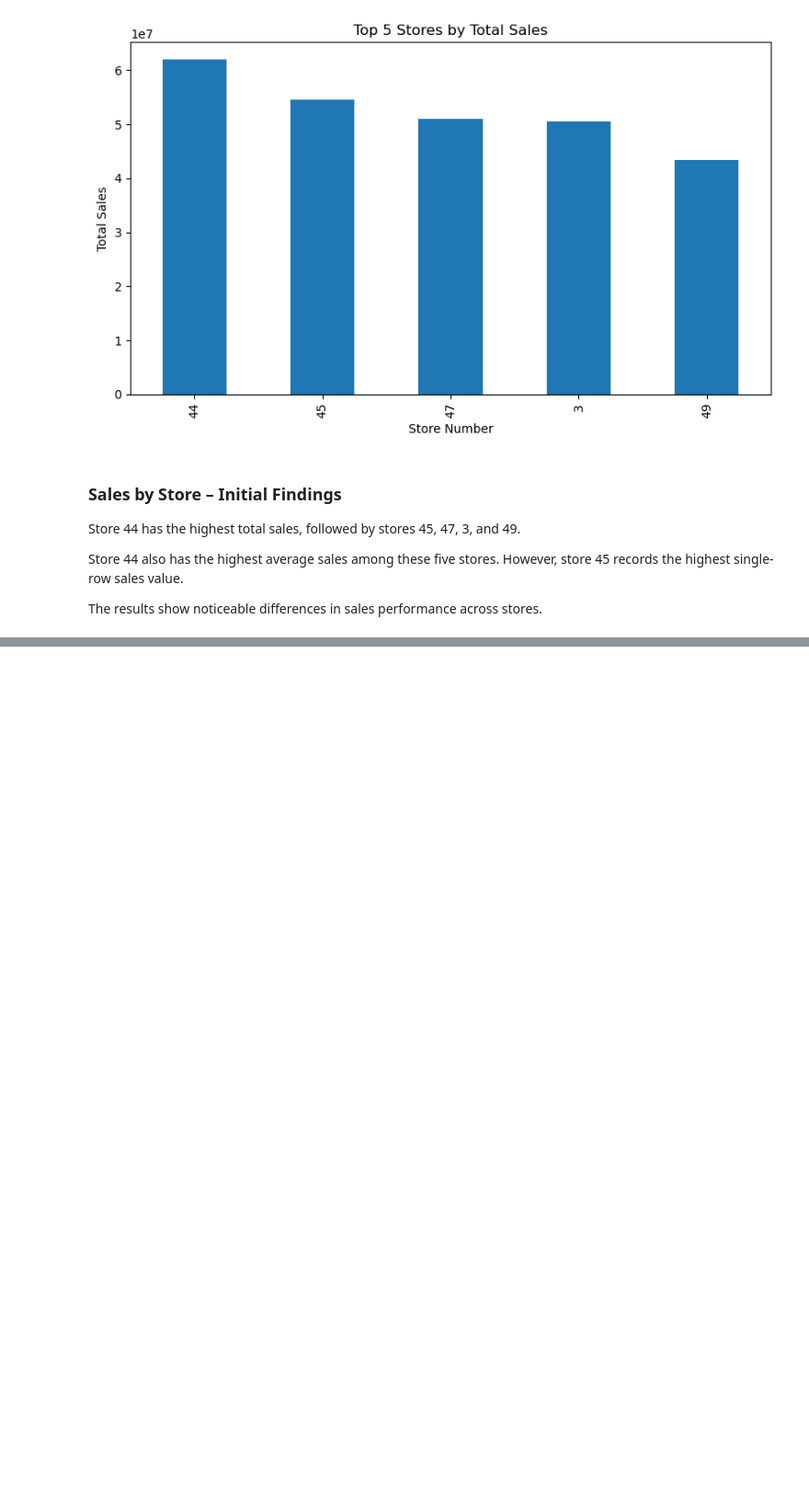
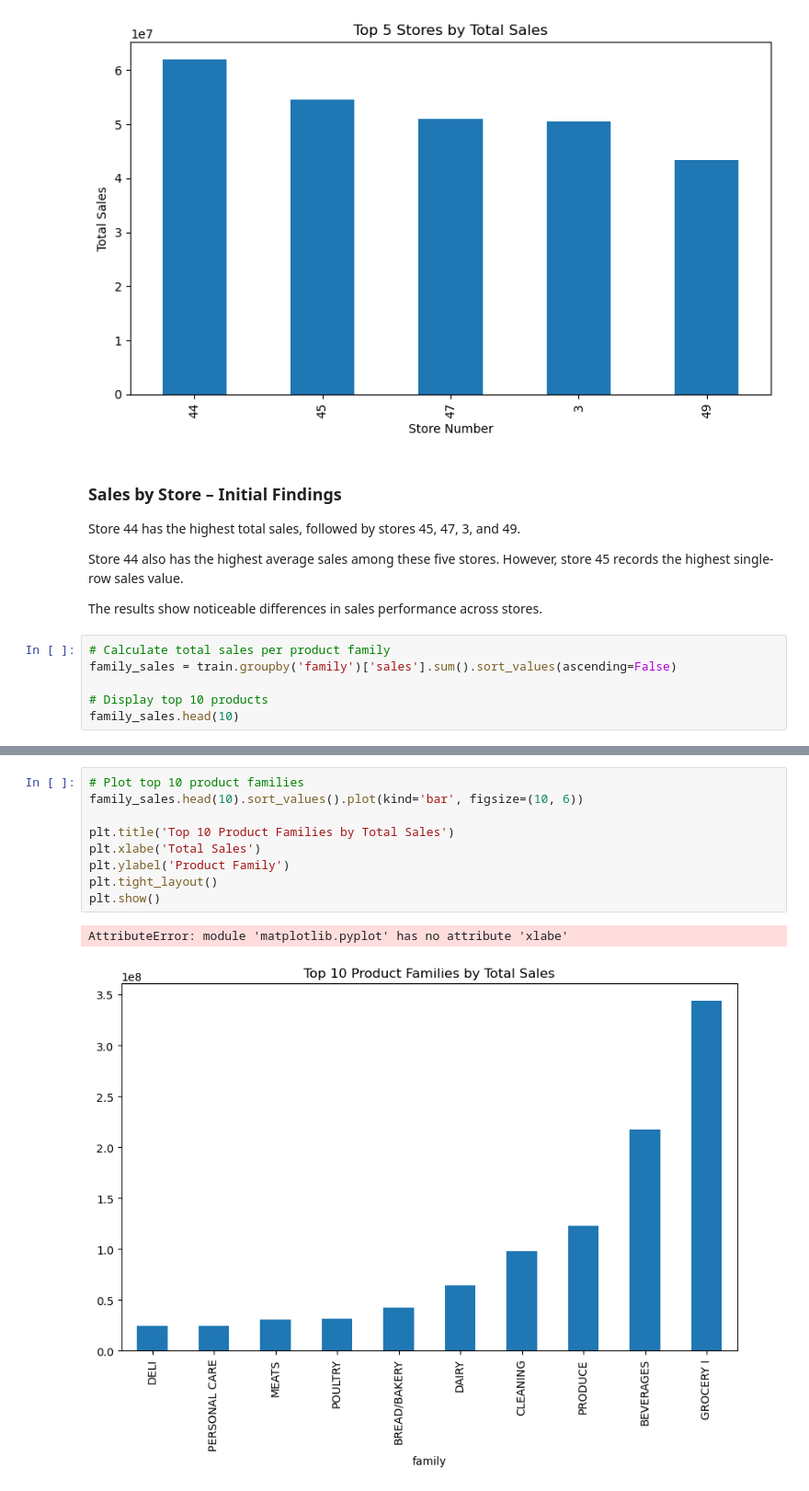
Before and after one commit to clia7/Data_Analytics_Journey, a Jupyter notebook: 06_Store_Sales_Case_Study/notebooks/01_Store_Sales_EDA.ipynb, the cells around one changed output, grey strips where cells are left out. Shown at 92% size. Cells and saved outputs as stored; diff of their text form; blank space fills up the shorter version.

Commit message:
top 10 product familes

```diff
--- a/06_Store_Sales_Case_Study/notebooks/01_Store_Sales_EDA.ipynb
+++ b/06_Store_Sales_Case_Study/notebooks/01_Store_Sales_EDA.ipynb
@@ -709,3 +709,9 @@ Store 44 has the highest total sales, followed by stores 45, 47, 3, and 49.
 Store 44 also has the highest average sales among these five stores. However, store 45 records the highest single-row sales value.
 
 The results show noticeable differences in sales performance across stores.
+# %%
+# Calculate total sales per product family
+family_sales = train.groupby('family')['sales'].sum().sort_values(ascending=False)
+
+# Display top 10 products
+family_sales.head(10)
@@ -711,0 +731,12 @@ The results show noticeable differences in sales performance across stores.
+# %%
+# Plot top 10 product families
+family_sales.head(10).sort_values().plot(kind='bar', figsize=(10, 6))
+
+plt.title('Top 10 Product Families by Total Sales')
+plt.xlabe('Total Sales')
+plt.ylabel('Product Family')
+plt.tight_layout()
+plt.show()
+# %% [output]
+AttributeError: module 'matplotlib.pyplot' has no attribute 'xlabe'
+[figure, added]
```
Also changed, not shown: parts of 1 cell of this notebook.
